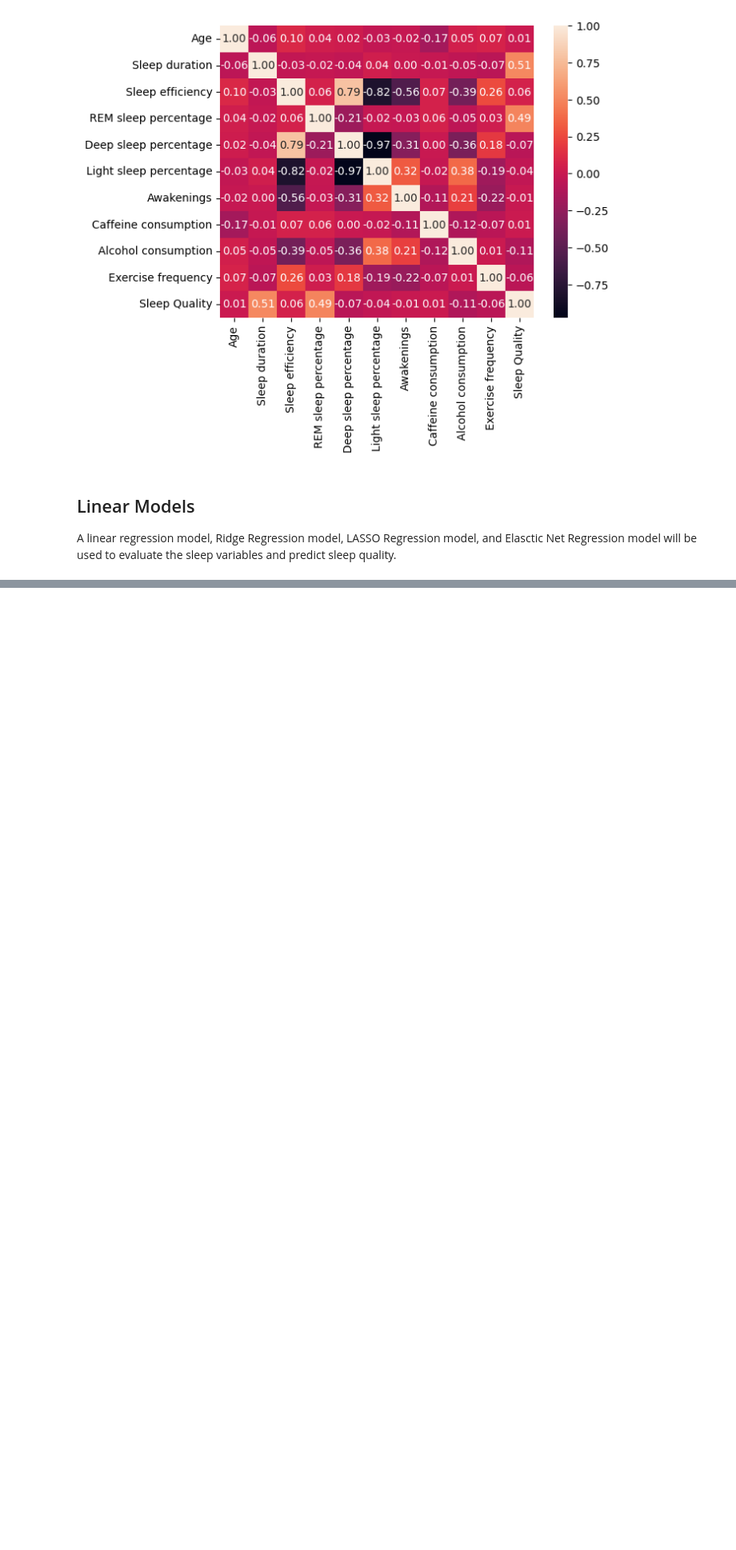
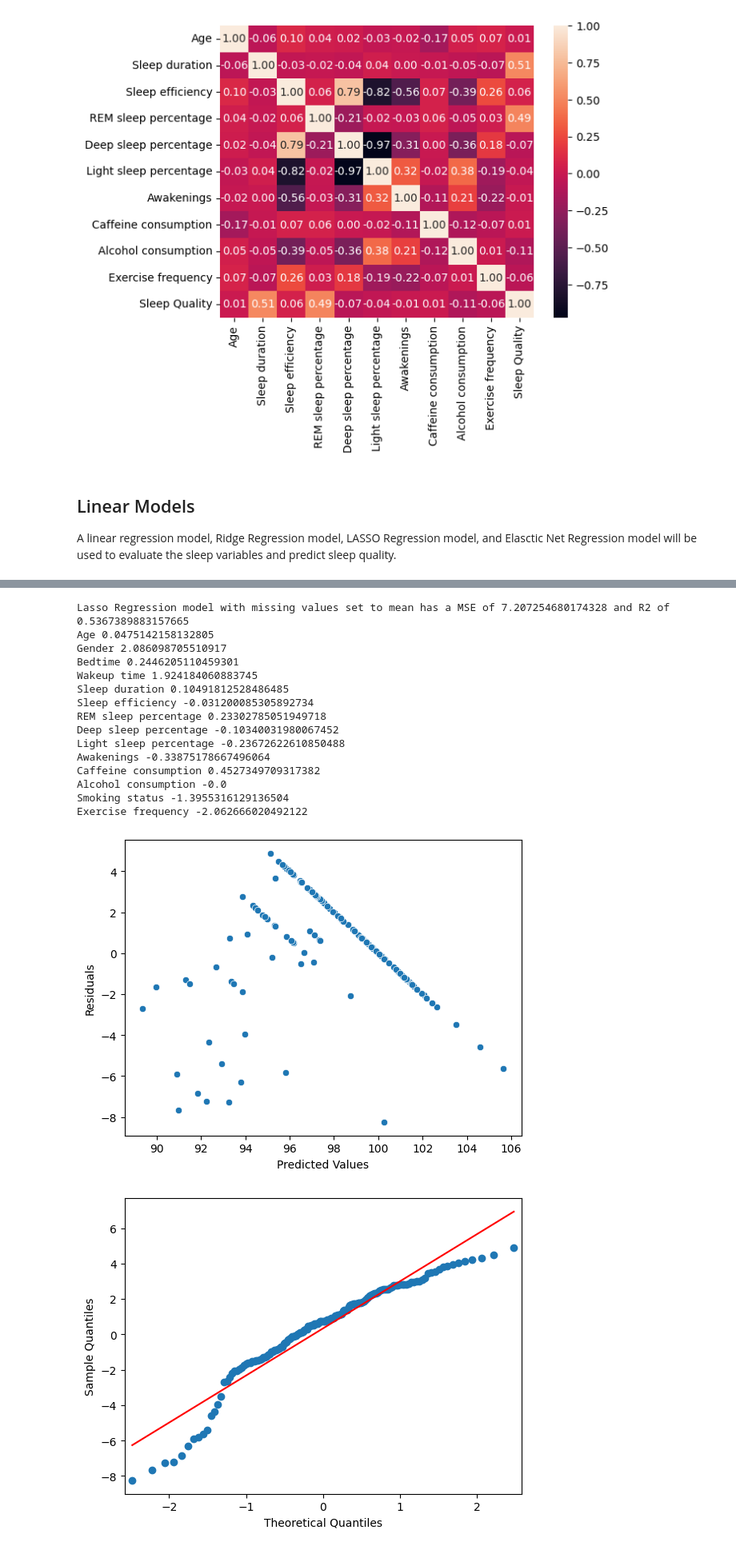
Before and after one commit to calebrauscher/IBM_supervised_learning, a Jupyter notebook: sleep_analysis.ipynb, the cells around one changed output, grey strips where cells are left out. Shown at 80% size. Saved outputs shown, nothing was run; the diff lists cells and outputs as text; code cells hidden in the pictures; blank space fills up the shorter version.

Commit message:
add lasso and SVM

```diff
--- a/sleep_analysis.ipynb
+++ b/sleep_analysis.ipynb
@@ -202,0 +312,35 @@ Linear Regression model with missing values set to 0 has a MSE of 7.222323612686
+# %%
+from sklearn.linear_model import Lasso
+
+X = sleep_df.copy().drop("Sleep Quality", axis=1)
+X["Awakenings"] = X["Awakenings"].fillna(X["Awakenings"].mean())
+X["Alcohol consumption"] = X["Alcohol consumption"].fillna(X["Alcohol consumption"].mean())
+X["Caffeine consumption"] = X["Caffeine consumption"].fillna(X["Caffeine consumption"].mean())
+X["Exercise frequency"] = X["Exercise frequency"].fillna(X["Exercise frequency"].mean())
+y = sleep_df.copy().loc[:, "Sleep Quality"]
+
+model_mse, model_r2, y_pred, y_test, coeff = evaluate_model(X, y, Lasso(alpha=0.001))
+print(f"Lasso Regression model with missing values set to mean has a MSE of {model_mse} and R2 of {model_r2}")
+
+for coefficient, value in coeff.items():
+    print(coefficient, value)
+
+check_assumptions(y_pred, y_test)
+# %% [output]
+Lasso Regression model with missing values set to mean has a MSE of 7.207254680174328 and R2 of 0.5367389883157665
+Age 0.0475142158132805
+Gender 2.086098705510917
+Bedtime 0.2446205110459301
+Wakeup time 1.924184060883745
+Sleep duration 0.10491812528486485
+Sleep efficiency -0.031200085305892734
+REM sleep percentage 0.23302785051949718
+Deep sleep percentage -0.10340031980067452
+Light sleep percentage -0.23672622610850488
+Awakenings -0.33875178667496064
+Caffeine consumption 0.4527349709317382
+Alcohol consumption -0.0
+Smoking status -1.3955316129136504
+Exercise frequency -2.062666020492122
+[figure, added]
+[figure, added]
```
Also changed, not shown: parts of 13 cells of this notebook.
